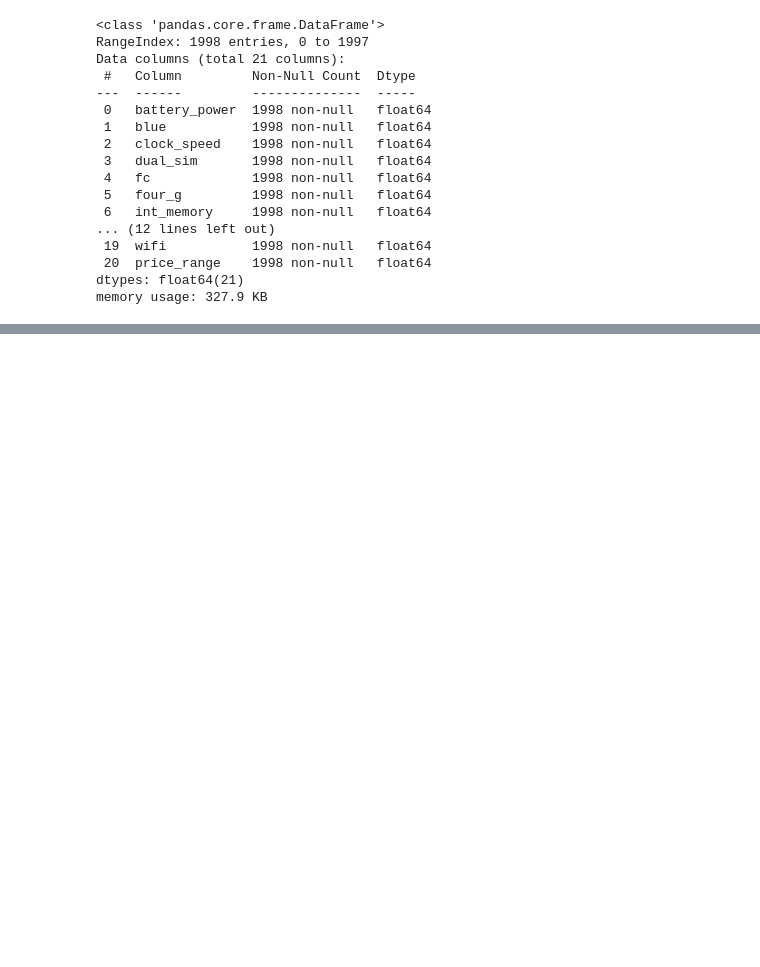
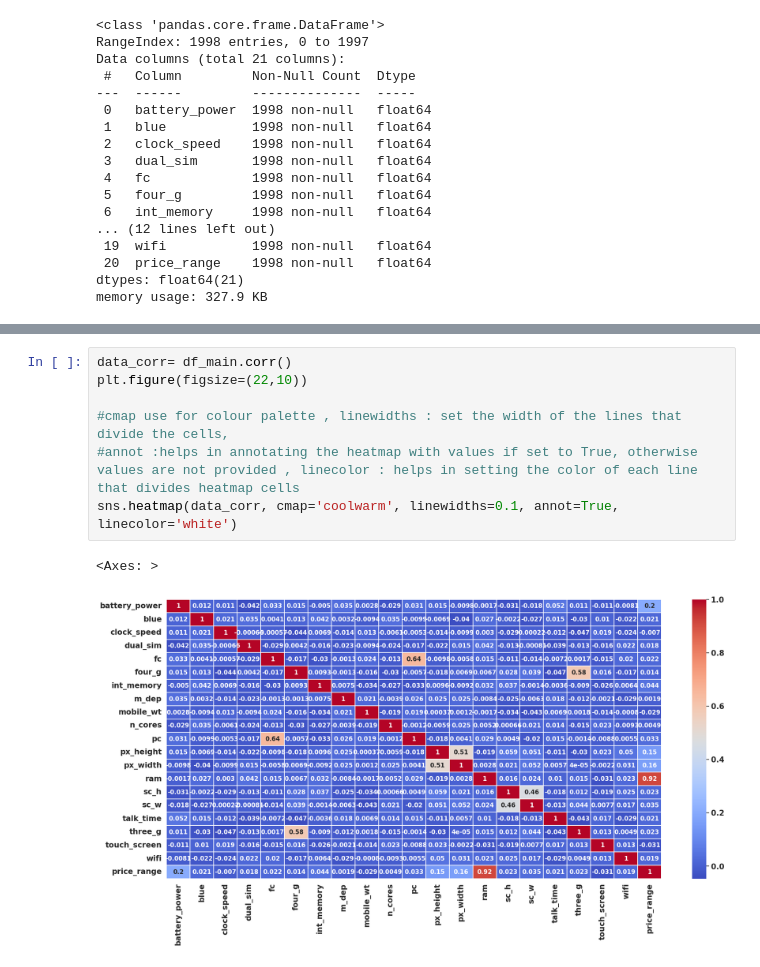
Before and after one commit to Saniyashakur22/ML-Classification-Project, a Jupyter notebook: ML_Classification_Capstone_Project_.ipynb, the cells around one changed output, grey strips where cells are left out. Cells and saved outputs as stored; diff of their text form; blank space fills up the shorter version.

```diff
--- a/ML_Classification_Capstone_Project_.ipynb
+++ b/ML_Classification_Capstone_Project_.ipynb
@@ -278,0 +384,10 @@ memory usage: 327.9 KB
+# %%
+data_corr= df_main.corr()
+plt.figure(figsize=(22,10))
+
+#cmap use for colour palette , linewidths : set the width of the lines that divide the cells,
+#annot :helps in annotating the heatmap with values if set to True, otherwise values are not provided , linecolor : helps in setting the color of each line that divides heatmap cells
+sns.heatmap(data_corr, cmap='coolwarm', linewidths=0.1, annot=True, linecolor='white')
+# %% [output]
+<Axes: >
+[figure, added]
```
Also changed, not shown: parts of 16 cells of this notebook.
